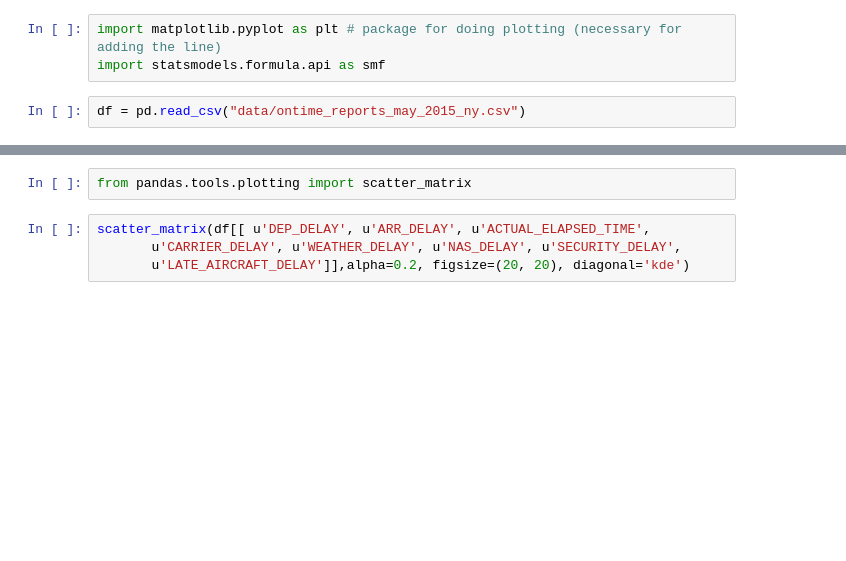
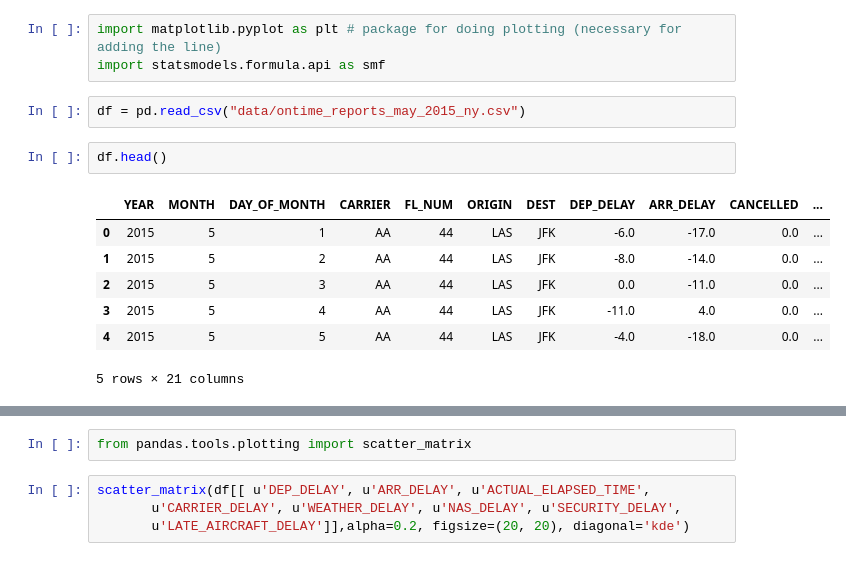
Before and after one commit to ledeprogram/algorithms, a Jupyter notebook: class5/Multiple_Linear_Regression.ipynb, the cells around one changed output, grey strips where cells are left out. Cells and saved outputs as stored; diff of their text form; blank space fills up the shorter version.

```diff
--- a/class5/Multiple_Linear_Regression.ipynb
+++ b/class5/Multiple_Linear_Regression.ipynb
@@ -6,4 +6,14 @@ import matplotlib.pyplot as plt # package for doing plotting (necessary for addi
 import statsmodels.formula.api as smf
 # %%
 df = pd.read_csv("data/ontime_reports_may_2015_ny.csv")
+# %%
+df.head()
+# %% [output]
+|  | YEAR | MONTH | DAY_OF_MONTH | CARRIER | FL_NUM | ORIGIN | DEST | DEP_DELAY | ARR_DELAY | CANCELLED | ... |
+| 0 | 2015 | 5 | 1 | AA | 44 | LAS | JFK | -6.0 | -17.0 | 0.0 | ... |
+| 1 | 2015 | 5 | 2 | AA | 44 | LAS | JFK | -8.0 | -14.0 | 0.0 | ... |
+| 2 | 2015 | 5 | 3 | AA | 44 | LAS | JFK | 0.0 | -11.0 | 0.0 | ... |
+| 3 | 2015 | 5 | 4 | AA | 44 | LAS | JFK | -11.0 | 4.0 | 0.0 | ... |
+| 4 | 2015 | 5 | 5 | AA | 44 | LAS | JFK | -4.0 | -18.0 | 0.0 | ... |
+5 rows × 21 columns
 # %%
```
Also changed, not shown: parts of 1 cell of this notebook, 6 other files.
